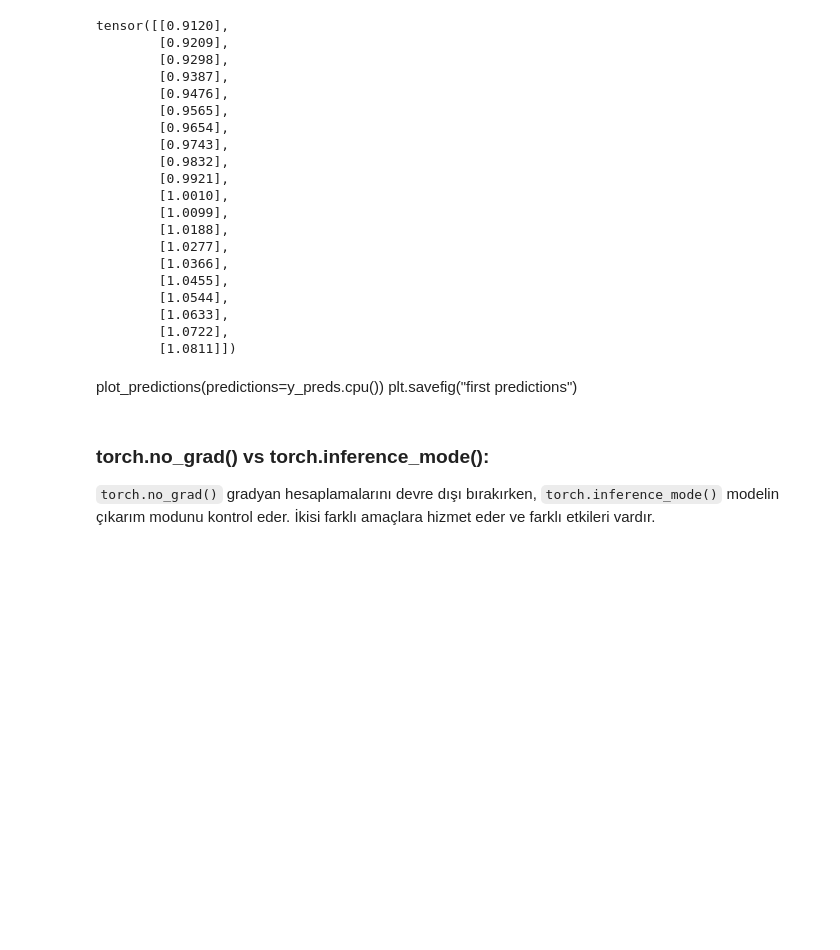
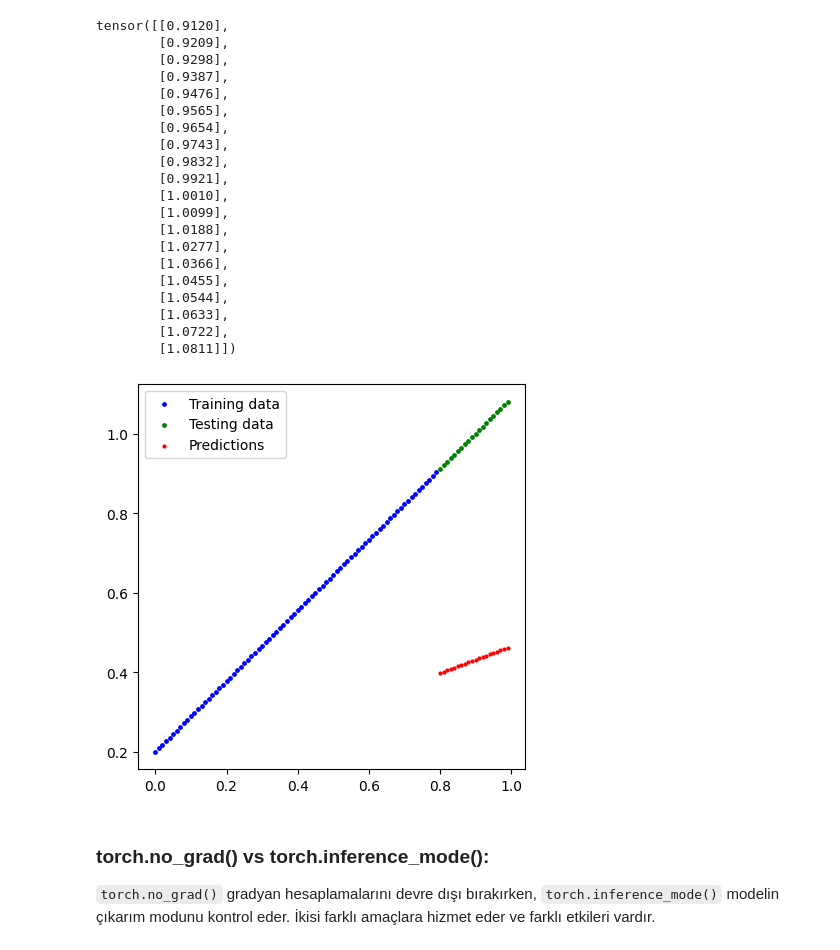
Before and after one commit to goksuturac/Computer_Vision, a Jupyter notebook: 01_pytorch_workflow.ipynb, the cells around one changed output. Cells and saved outputs as stored; diff of their text form; code cells hidden in the pictures; blank space fills up the shorter version.

```diff
--- a/01_pytorch_workflow.ipynb
+++ b/01_pytorch_workflow.ipynb
@@ -231,9 +231,11 @@ tensor([[0.9120],
         [1.0633],
         [1.0722],
         [1.0811]])
-# %% [markdown]
-plot_predictions(predictions=y_preds.cpu())
-plt.savefig("first predictions")
+# %%
+plot_predictions(predictions=torch.tensor(y_preds))
+plt.savefig("first predictions")
+# %% [output]
+[figure, added]
 # %% [markdown]
 ### torch.no_grad() vs torch.inference_mode():
 ``torch.no_grad()`` gradyan hesaplamalarını devre dışı bırakırken, ``torch.inference_mode()`` modelin çıkarım modunu kontrol eder. İkisi farklı amaçlara hizmet eder ve farklı etkileri vardır.
```
Also changed, not shown: parts of 4 cells of this notebook, 3 other files.
